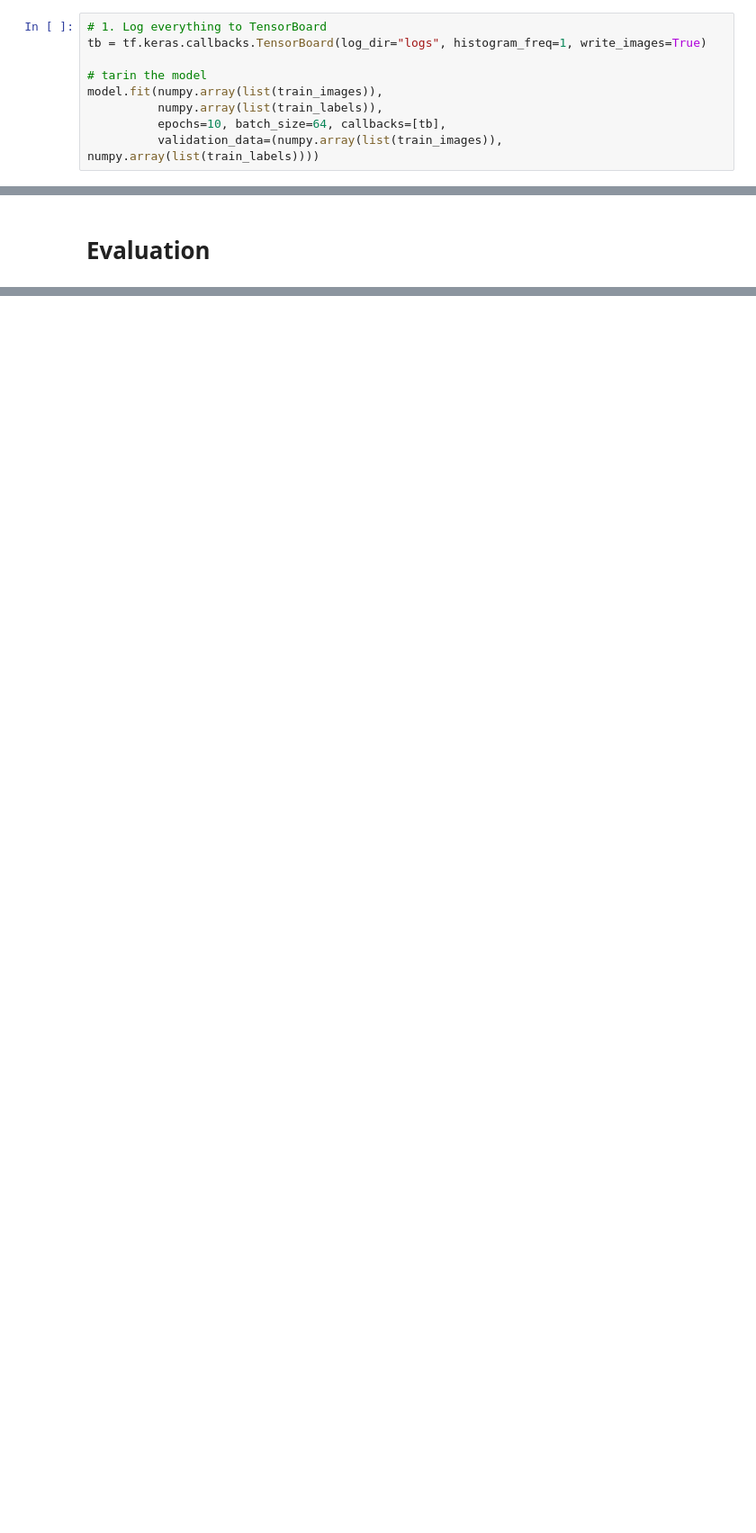
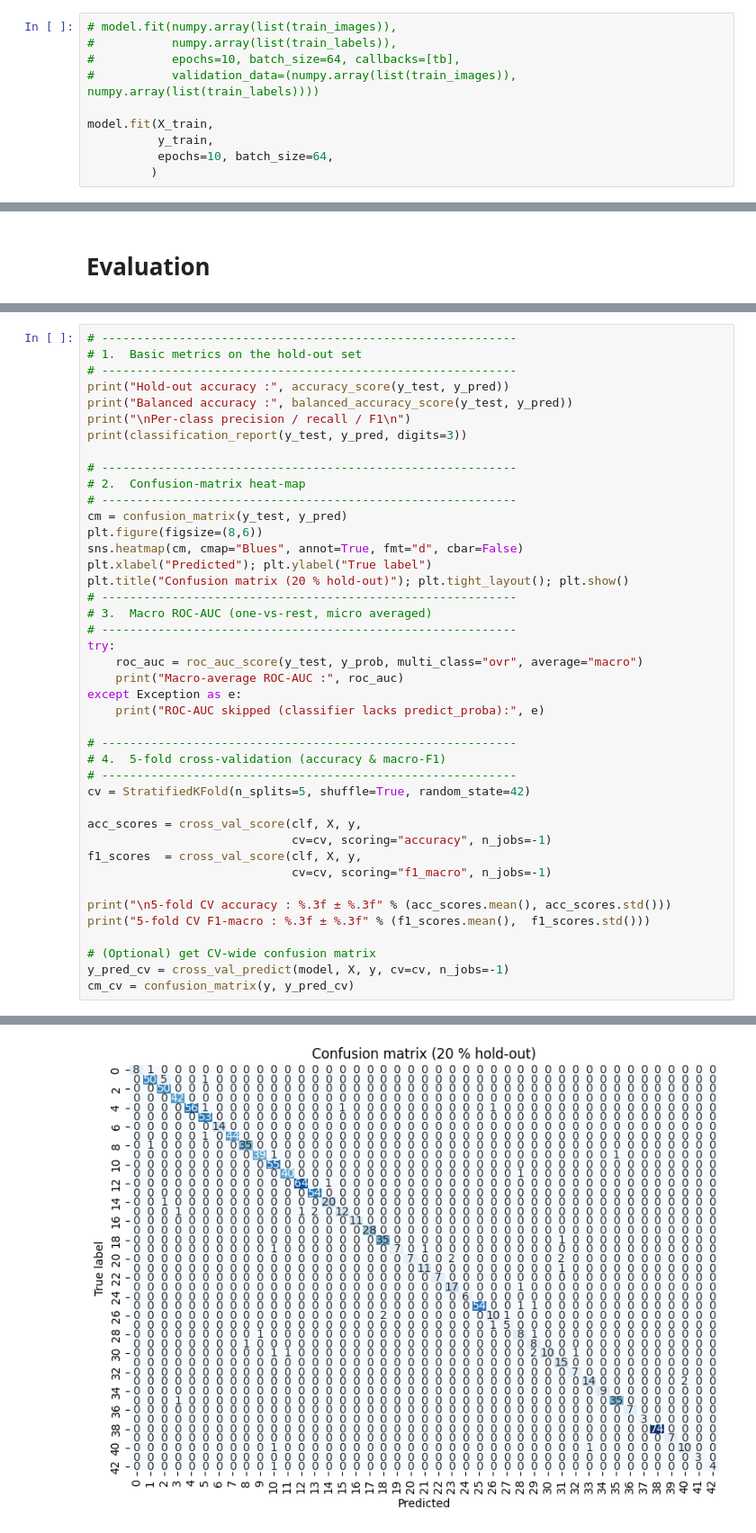
Before and after one commit to moyuerrr/ML_A2, a Jupyter notebook: Code/CNN_Implementation/cnn_v2.ipynb, the cells around one changed output, grey strips where cells are left out. Shown at 90% size. Saved outputs shown, nothing was run; the diff lists cells and outputs as text; blank space fills up the shorter version.

Commit message:
benchmark code updated for CNN and RandomForest

```diff
--- a/Code/CNN_Implementation/cnn_v2.ipynb
+++ b/Code/CNN_Implementation/cnn_v2.ipynb
@@ -128,12 +125,13 @@ Model: "sequential"
 # %% [markdown]
 ### Train
 # %%
-# 1. Log everything to TensorBoard
-tb = tf.keras.callbacks.TensorBoard(log_dir="logs", histogram_freq=1, write_images=True)
+# model.fit(numpy.array(list(train_images)),
+#           numpy.array(list(train_labels)),
+#           epochs=10, batch_size=64, callbacks=[tb],
+#           validation_data=(numpy.array(list(train_images)), numpy.array(list(train_labels))))
 
-# tarin the model
-model.fit(numpy.array(list(train_images)),
-          numpy.array(list(train_labels)),
-          epochs=10, batch_size=64, callbacks=[tb],
-          validation_data=(numpy.array(list(train_images)), numpy.array(list(train_labels))))
+model.fit(X_train,
+          y_train,
+          epochs=10, batch_size=64,
+         )
 # %% [output]
@@ -175,0 +200,43 @@ Validation Accuracy: 0.8888888955116272
+# %%
+# -----------------------------------------------------------
+# 1.  Basic metrics on the hold-out set
+# -----------------------------------------------------------
+print("Hold-out accuracy :", accuracy_score(y_test, y_pred))
+print("Balanced accuracy :", balanced_accuracy_score(y_test, y_pred))
+print("\nPer-class precision / recall / F1\n")
+print(classification_report(y_test, y_pred, digits=3))
+
+# -----------------------------------------------------------
+# 2.  Confusion-matrix heat-map
+# -----------------------------------------------------------
+cm = confusion_matrix(y_test, y_pred)
+plt.figure(figsize=(8,6))
+sns.heatmap(cm, cmap="Blues", annot=True, fmt="d", cbar=False)
+plt.xlabel("Predicted"); plt.ylabel("True label")
+plt.title("Confusion matrix (20 % hold-out)"); plt.tight_layout(); plt.show()
+# -----------------------------------------------------------
+# 3.  Macro ROC-AUC (one-vs-rest, micro averaged)
+# -----------------------------------------------------------
+try:
+    roc_auc = roc_auc_score(y_test, y_prob, multi_class="ovr", average="macro")
+    print("Macro-average ROC-AUC :", roc_auc)
+except Exception as e:
+    print("ROC-AUC skipped (classifier lacks predict_proba):", e)
+
+# -----------------------------------------------------------
+# 4.  5-fold cross-validation (accuracy & macro-F1)
+# -----------------------------------------------------------
+cv = StratifiedKFold(n_splits=5, shuffle=True, random_state=42)
+
+acc_scores = cross_val_score(clf, X, y,
+                             cv=cv, scoring="accuracy", n_jobs=-1)
+f1_scores  = cross_val_score(clf, X, y,
+                             cv=cv, scoring="f1_macro", n_jobs=-1)
+
+print("\n5-fold CV accuracy : %.3f ± %.3f" % (acc_scores.mean(), acc_scores.std()))
+print("5-fold CV F1-macro : %.3f ± %.3f" % (f1_scores.mean(),  f1_scores.std()))
+
+# (Optional) get CV-wide confusion matrix
+y_pred_cv = cross_val_predict(model, X, y, cv=cv, n_jobs=-1)
+cm_cv = confusion_matrix(y, y_pred_cv)
+# %% [output]
@@ -175,0 +260 @@ Validation Accuracy: 0.8888888955116272
+[figure, added]
```
Also changed, not shown: parts of 5 cells of this notebook, 7 other files.
